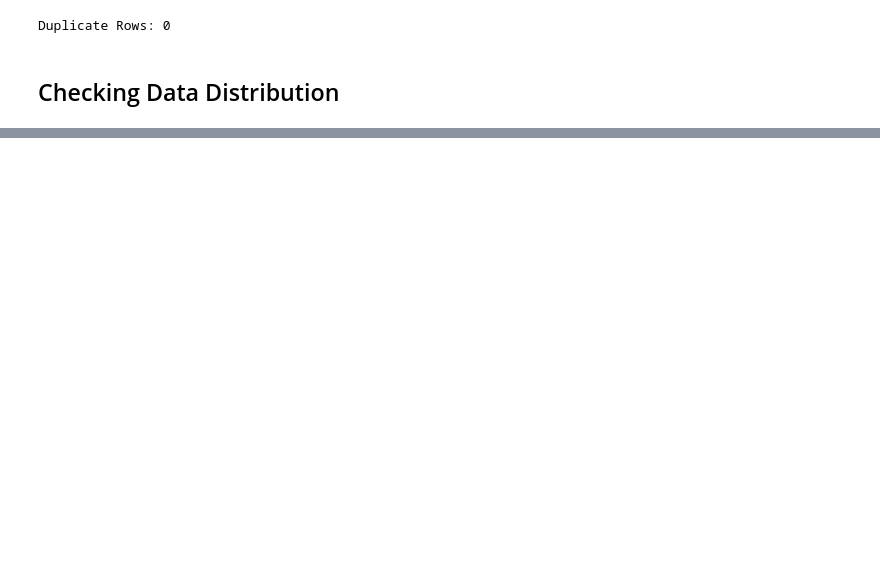
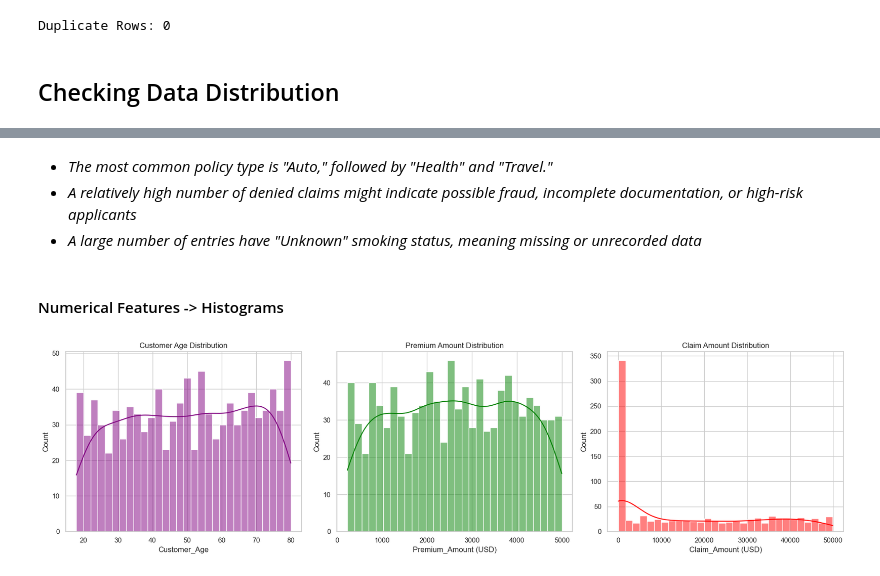
Before and after one commit to Nowshin1009/Data-Analysis-with-python, a Jupyter notebook: Insurance Fraud Analysis and predict/main.ipynb, the cells around one changed output, grey strips where cells are left out. Saved outputs shown, nothing was run; the diff lists cells and outputs as text; code cells hidden in the pictures; blank space fills up the shorter version.

```diff
--- a/Insurance Fraud Analysis and predict/main.ipynb
+++ b/Insurance Fraud Analysis and predict/main.ipynb
@@ -108,0 +138,22 @@ df['Medical_History'].fillna('No History', inplace=True)
+# %% [markdown]
+* _The most common policy type is "Auto," followed by "Health" and "Travel."_
+* _A relatively high number of denied claims might indicate possible fraud, incomplete documentation, or high-risk applicants_
+* _A large number of entries have "Unknown" smoking status, meaning missing or unrecorded data_
+# %% [markdown]
+#### Numerical Features -> Histograms
+# %%
+sns.set_style("whitegrid")
+fig, axes = plt.subplots(1, 3, figsize=(18, 5))
+
+sns.histplot(df['Customer_Age'], bins=30, kde=True, ax=axes[0], color='purple')
+axes[0].set_title('Customer Age Distribution')
+
+sns.histplot(df['Premium_Amount (USD)'], bins=30, kde=True, ax=axes[1], color='green')
+axes[1].set_title('Premium Amount Distribution')
+
+sns.histplot(df['Claim_Amount (USD)'], bins=30, kde=True, ax=axes[2], color='red')
+axes[2].set_title('Claim Amount Distribution')
+plt.tight_layout()
+plt.show()
+# %% [output]
+[figure, added]
```
Also changed, not shown: parts of 12 cells of this notebook, 1 other file.
